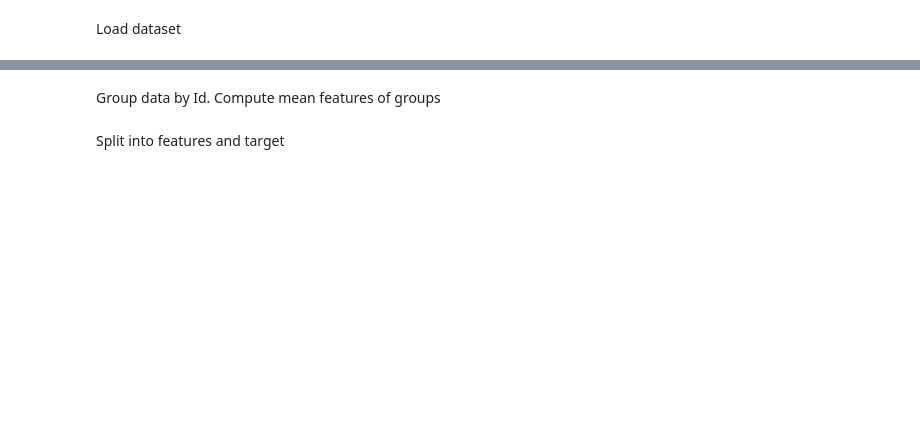
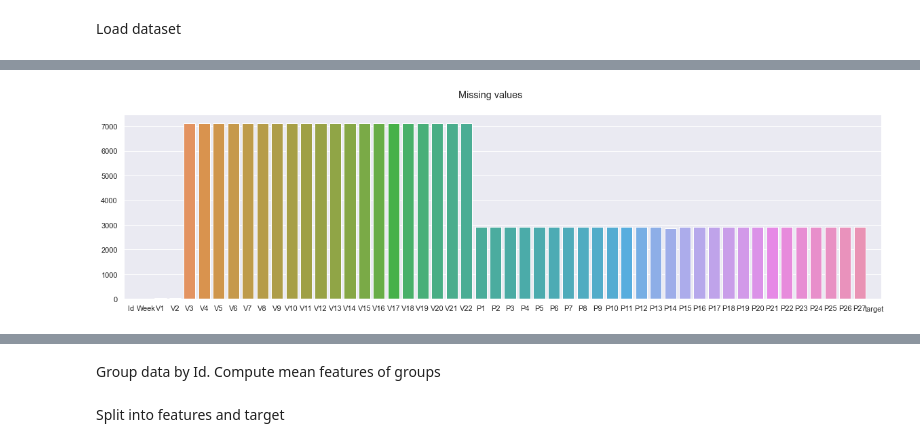
Before and after one commit to DarialovAndrew/INT20H-Data-Science, a Jupyter notebook: test_task_solution.ipynb, the cells around one changed output, grey strips where cells are left out. Cells and saved outputs as stored; diff of their text form; code cells hidden in the pictures; blank space fills up the shorter version.

```diff
--- a/test_task_solution.ipynb
+++ b/test_task_solution.ipynb
@@ -1,11 +3,15 @@
 # %%
 from lightgbm.sklearn import LGBMClassifier
+import matplotlib.pyplot as plt
 import numpy as np
 import optuna.integration.lightgbm as lgb
 import pandas as pd
+import seaborn as sns
 from sklearn.model_selection import StratifiedKFold
 from sklearn.metrics import roc_auc_score
 
+sns.set()
+
 import warnings
 warnings.filterwarnings("ignore")
 # %% [markdown]
@@ -15,0 +47,8 @@ test_data = pd.read_csv("./test.csv")
+# %%
+missing = data.isna().sum()
+plt.figure(figsize=(20, 5))
+sns.barplot(x=missing.index, y=missing.values)
+plt.suptitle('Missing values')
+plt.show()
+# %% [output]
+[figure, added]
```
Also changed, not shown: parts of 16 cells of this notebook.
